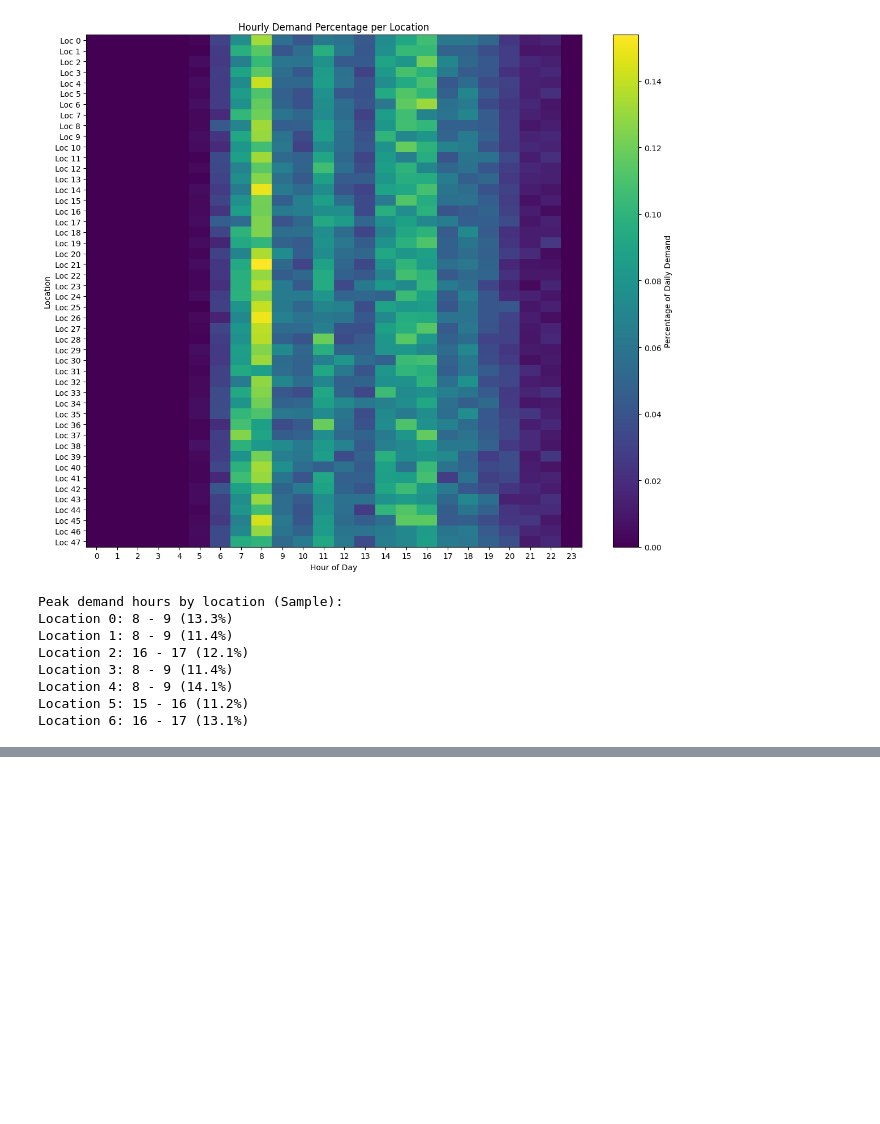
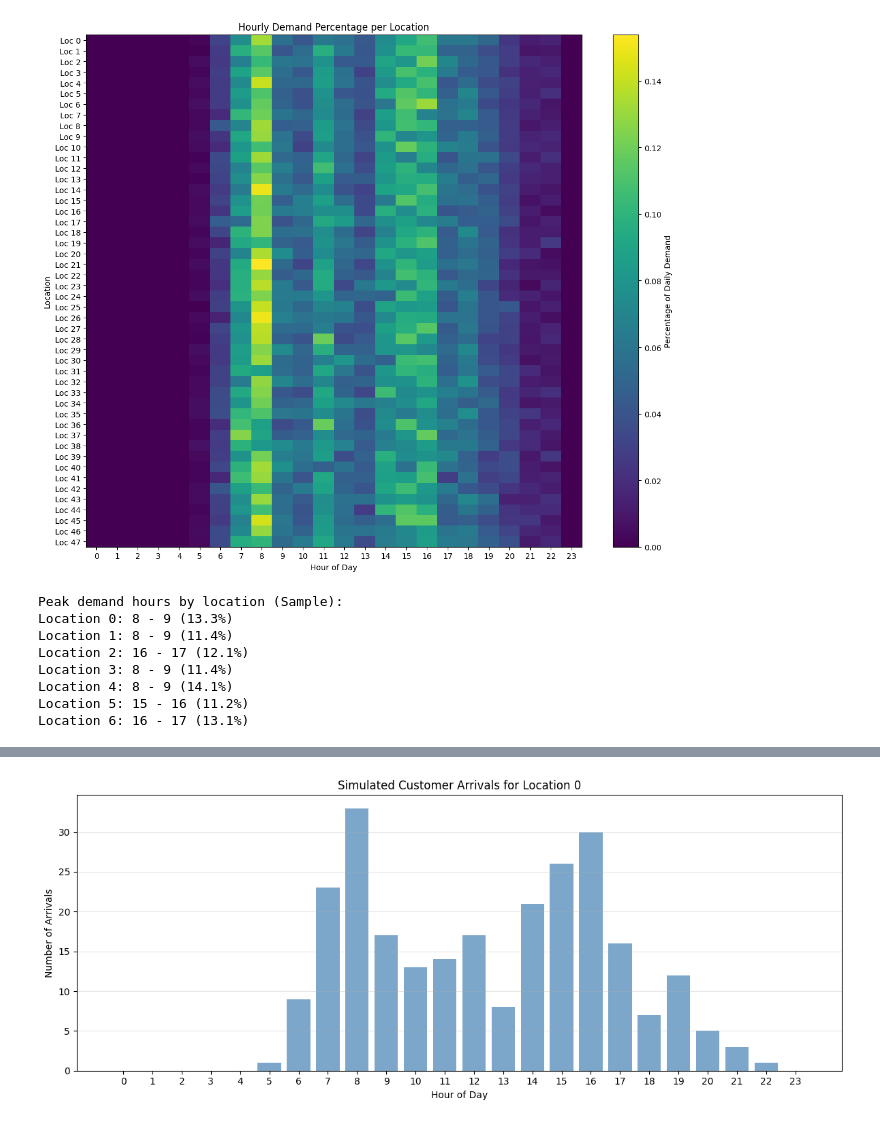
Before and after one commit to kuborro123/magda_is_demon_hunter, a Jupyter notebook: 1CK130_2025_Assignment_3_Jakub.ipynb, the cells around one changed output, grey strips where cells are left out. Cells and saved outputs as stored; diff of their text form; code cells hidden in the pictures; blank space fills up the shorter version.

```diff
--- a/1CK130_2025_Assignment_3_Jakub.ipynb
+++ b/1CK130_2025_Assignment_3_Jakub.ipynb
@@ -434,0 +438,75 @@ Location 47: 530.08
+# %%
+import numpy as np
+
+def generate_customer_arrivals(location_id, avg_real_demand, loc_percentages):
+    """
+    Generate customer arrival times for a single location for one day using a Poisson process.
+
+    Args:
+        location_id: Location ID (0-47)
+        avg_real_demand: Dict with average daily demand per location
+        loc_percentages: Dict with hourly percentages per location
+
+    Returns:
+        List of arrival times (in hours from 00:00)
+    """
+    arrivals = []
+    loc_key = f'Location {location_id}'
+    daily_demand = avg_real_demand[location_id]
+    hourly_pcts = loc_percentages[loc_key]
+
+    # ========== Generate arrivals for each hour ==========
+    for hour in range(24):
+        time_bin = f'{hour} - {hour+1}'
+        pct = hourly_pcts[time_bin]
+        hourly_rate = daily_demand * pct  # Expected customers this hour
+
+        if hourly_rate <= 0:
+            continue
+
+        # --- Generate Poisson arrivals using exponential inter-arrival times ---
+        rate_per_minute = hourly_rate / 60.0  # Convert hourly to per-minute rate
+        current_time = float(hour)            # Start at beginning of hour
+
+        # Keep generating arrivals until we exceed the hour boundary
+        while current_time < hour + 1:
+            # Sample next inter-arrival time from exponential distribution
+            inter_arrival = np.random.exponential(1.0 / rate_per_minute) / 60.0
+            current_time += inter_arrival
+
+            # Only add if still within this hour
+            if current_time < hour + 1:
+                arrivals.append(current_time)
+
+    return arrivals
+
+# ========== Example: Generate arrivals for Location 0 ==========
+np.random.seed(42)  # For reproducibility
+arrivals_loc_0 = generate_customer_arrivals(0, avg_real_demand, loc_percentages)
+
+print(f"Number of arrivals generated for Location 0: {len(arrivals_loc_0)}")
+print(f"Expected demand for Location 0: {avg_real_demand[0]:.2f}")
+print(f"First 10 arrival times: {[f'{t:.2f}' for t in arrivals_loc_0[:10]]}")
+
+# ========== Visualize arrival pattern ==========
+# Count arrivals per hour
+hourly_counts = {h: 0 for h in range(24)}
+for arrival_time in arrivals_loc_0:
+    hour = int(arrival_time)
+    if hour < 24:
+        hourly_counts[hour] += 1
+
+plt.figure(figsize=(12, 5))
+plt.bar(hourly_counts.keys(), hourly_counts.values(), alpha=0.7, color='steelblue')
+plt.xlabel('Hour of Day')
+plt.ylabel('Number of Arrivals')
+plt.title('Simulated Customer Arrivals for Location 0')
+plt.xticks(range(24))
+plt.grid(axis='y', alpha=0.3)
+plt.tight_layout()
+plt.show()
+
+print("\nUsage in Simulation:")
+print("For each location, call generate_customer_arrivals() to get arrival times.")
+print("Then create CustomerArrivalEvent objects and add them to the FutureEventSet.")
+# %% [output]
@@ -434,0 +519 @@ Location 47: 530.08
+[figure, added]
```
Also changed, not shown: parts of 20 cells of this notebook, 2 other files.
